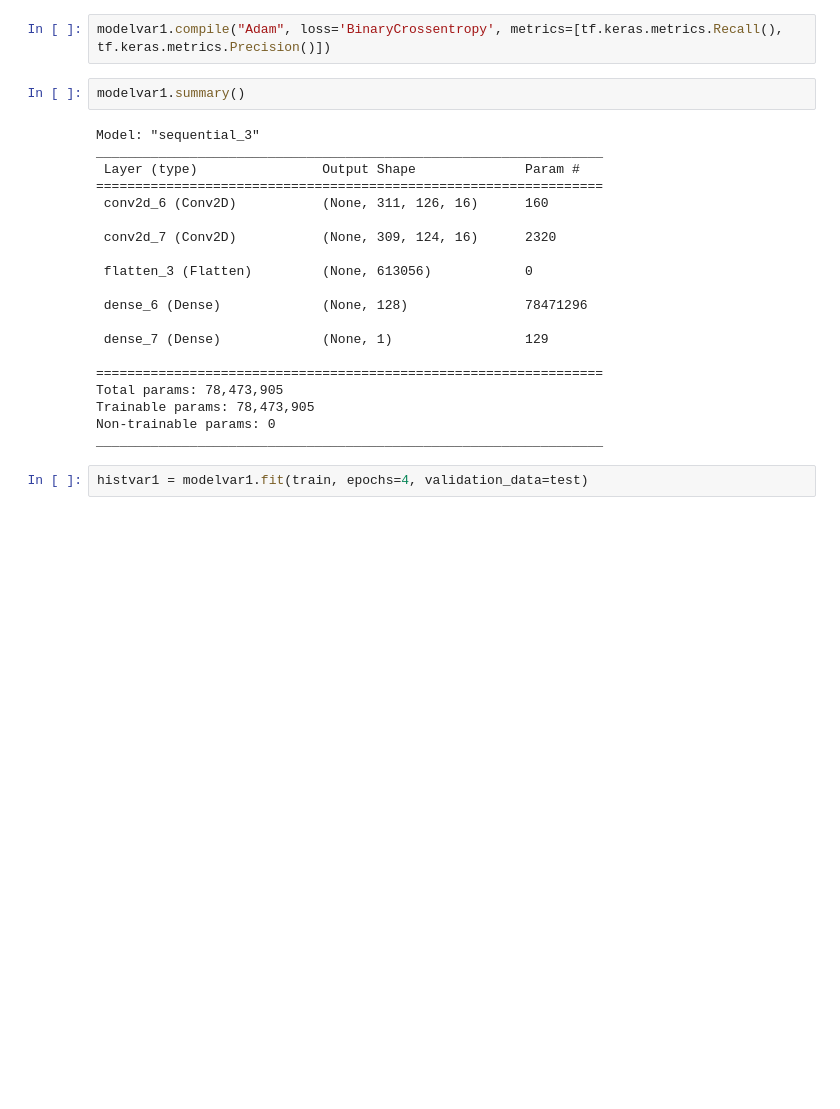
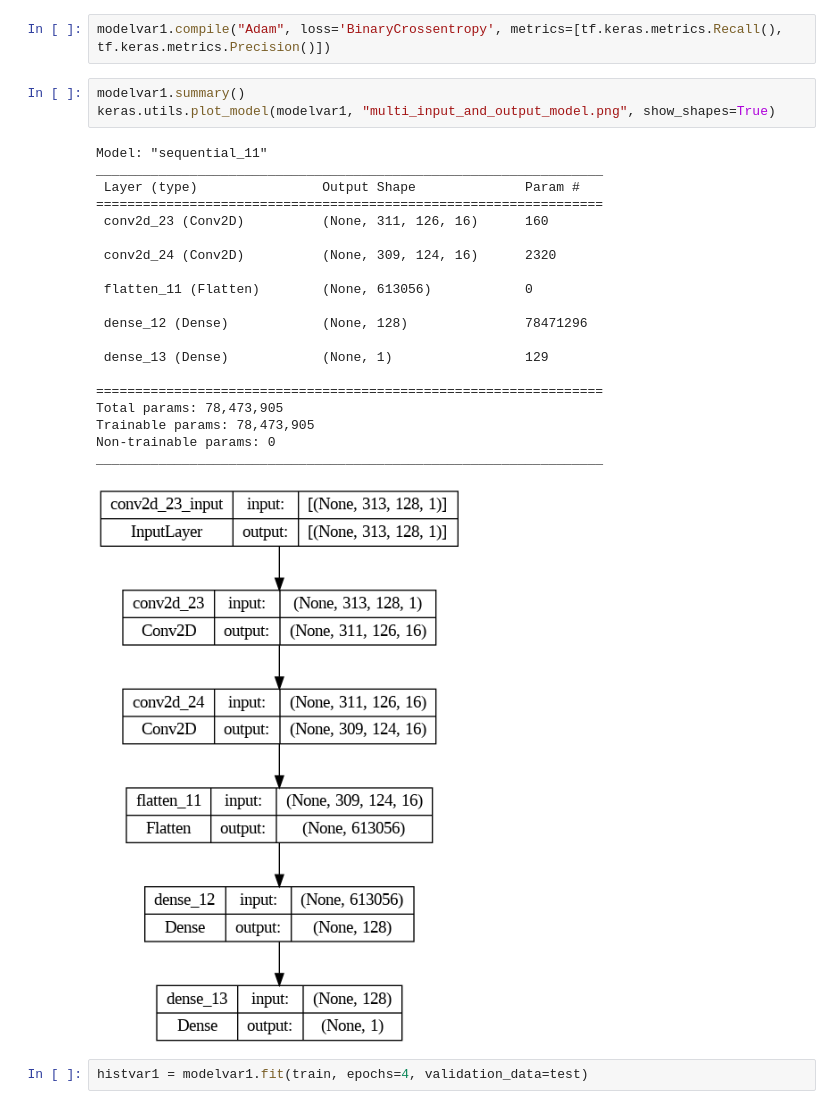
Before and after one commit to pawelszajwaj/Segregation, a Jupyter notebook: Main.ipynb, the cells around one changed output. Cells and saved outputs as stored; diff of their text form; blank space fills up the shorter version.

```diff
--- a/Main.ipynb
+++ b/Main.ipynb
@@ -374,28 +374,30 @@ modelvar1.add(Dense(128, activation='relu'))
 modelvar1.add(Dense(1, activation='sigmoid'))
 # %%
 modelvar1.compile("Adam", loss='BinaryCrossentropy', metrics=[tf.keras.metrics.Recall(), tf.keras.metrics.Precision()])
-# %%
-modelvar1.summary()
-# %% [output]
-Model: "sequential_3"
-_________________________________________________________________
- Layer (type)                Output Shape              Param #
-=================================================================
- conv2d_6 (Conv2D)           (None, 311, 126, 16)      160
-
- conv2d_7 (Conv2D)           (None, 309, 124, 16)      2320
-
- flatten_3 (Flatten)         (None, 613056)            0
-
- dense_6 (Dense)             (None, 128)               78471296
-
- dense_7 (Dense)             (None, 1)                 129
-
-=================================================================
-Total params: 78,473,905
-Trainable params: 78,473,905
-Non-trainable params: 0
-_________________________________________________________________
+# %%
+modelvar1.summary()
+keras.utils.plot_model(modelvar1, "multi_input_and_output_model.png", show_shapes=True)
+# %% [output]
+Model: "sequential_11"
+_________________________________________________________________
+ Layer (type)                Output Shape              Param #
+=================================================================
+ conv2d_23 (Conv2D)          (None, 311, 126, 16)      160
+
+ conv2d_24 (Conv2D)          (None, 309, 124, 16)      2320
+
+ flatten_11 (Flatten)        (None, 613056)            0
+
+ dense_12 (Dense)            (None, 128)               78471296
+
+ dense_13 (Dense)            (None, 1)                 129
+
+=================================================================
+Total params: 78,473,905
+Trainable params: 78,473,905
+Non-trainable params: 0
+_________________________________________________________________
+[figure, added]
 # %%
 histvar1 = modelvar1.fit(train, epochs=4, validation_data=test)
 # %% [output]
```
Also changed, not shown: parts of 6 cells of this notebook.
